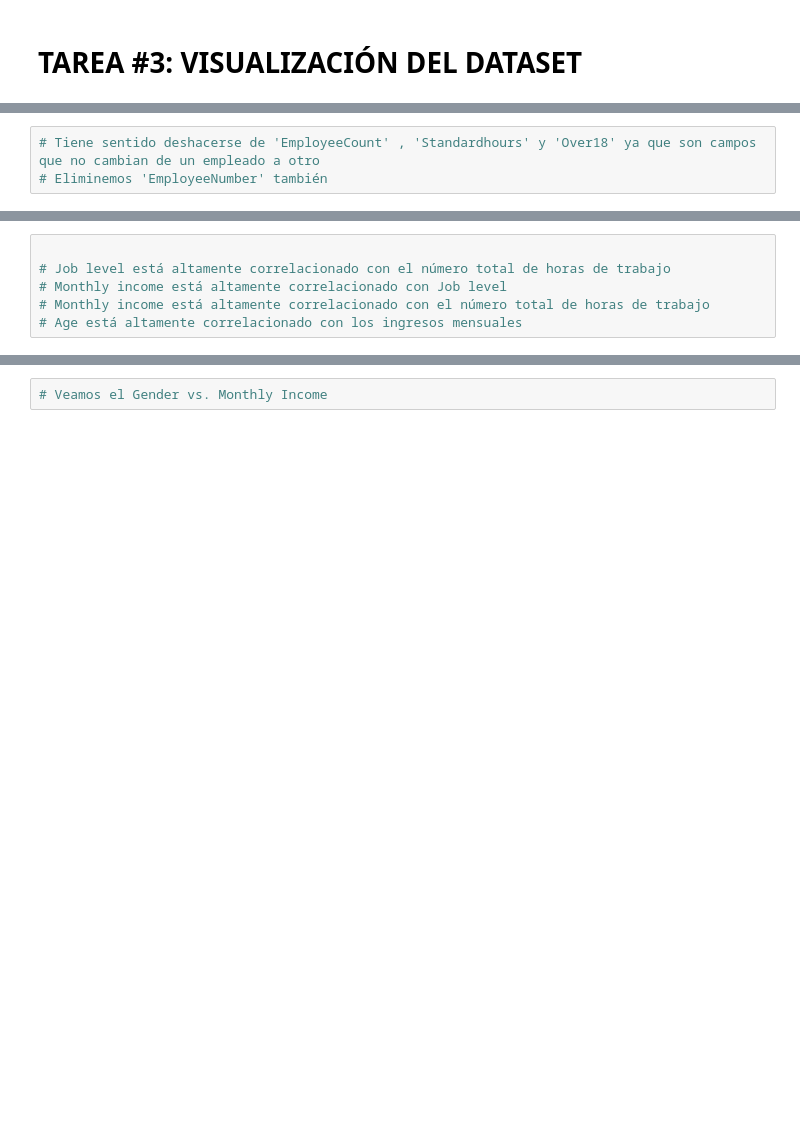
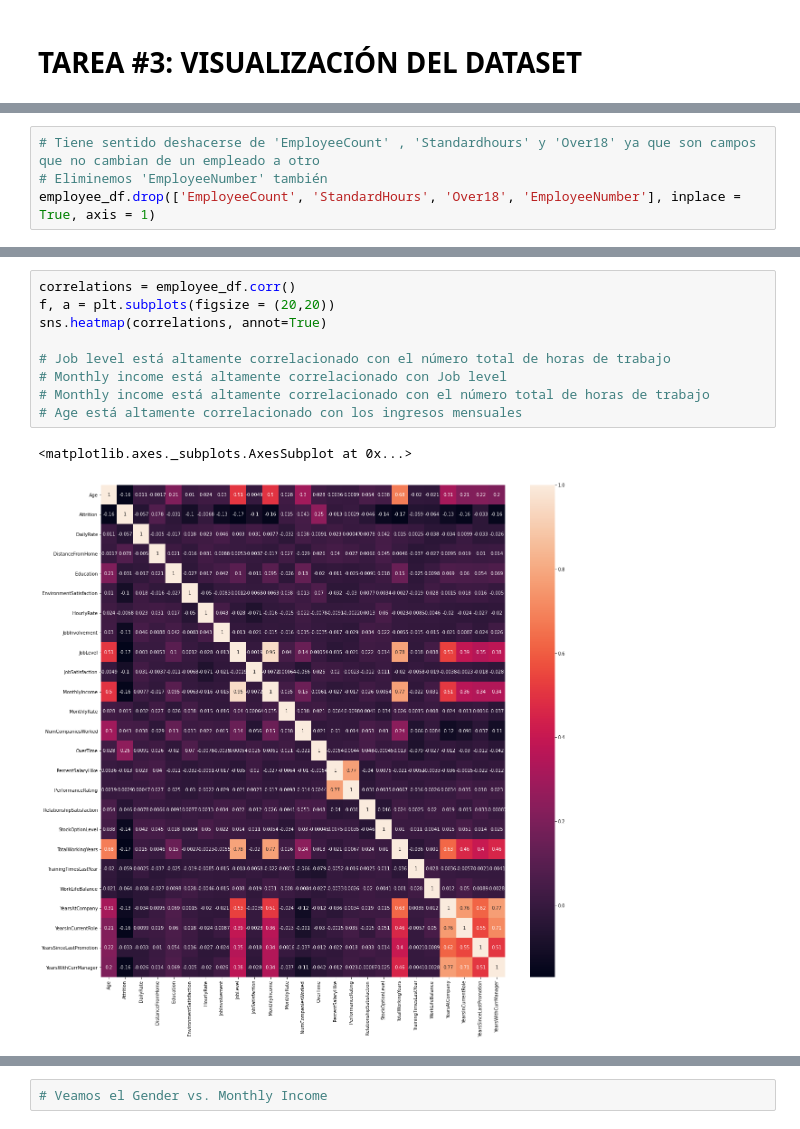
Before and after one commit to MartinSantaGitHub/ds4b, a Jupyter notebook: 1. Human Resources Data/Esqueleto_Departamento_de_Recursos_Humanos.ipynb, the cells around one changed output, grey strips where cells are left out. Drawn from its saved outputs; the diff is of its cells as text; blank space fills up the shorter version.

```diff
--- a/1. Human Resources Data/Esqueleto_Departamento_de_Recursos_Humanos.ipynb
+++ b/1. Human Resources Data/Esqueleto_Departamento_de_Recursos_Humanos.ipynb
@@ -48,3 +160,4 @@ drive.mount('/content/drive')
 # %%
 # Tiene sentido deshacerse de 'EmployeeCount' , 'Standardhours' y 'Over18' ya que son campos que no cambian de un empleado a otro
 # Eliminemos 'EmployeeNumber' también
+employee_df.drop(['EmployeeCount', 'StandardHours', 'Over18', 'EmployeeNumber'], inplace = True, axis = 1)
@@ -65,6 +215,12 @@ left_df.describe()
 # %%
+correlations = employee_df.corr()
+f, a = plt.subplots(figsize = (20,20))
+sns.heatmap(correlations, annot=True)
 
 # Job level está altamente correlacionado con el número total de horas de trabajo
 # Monthly income está altamente correlacionado con Job level
 # Monthly income está altamente correlacionado con el número total de horas de trabajo
 # Age está altamente correlacionado con los ingresos mensuales
+# %% [output]
+<matplotlib.axes._subplots.AxesSubplot at 0x...>
+[figure, added]
```
Also changed, not shown: parts of 23 cells of this notebook.
